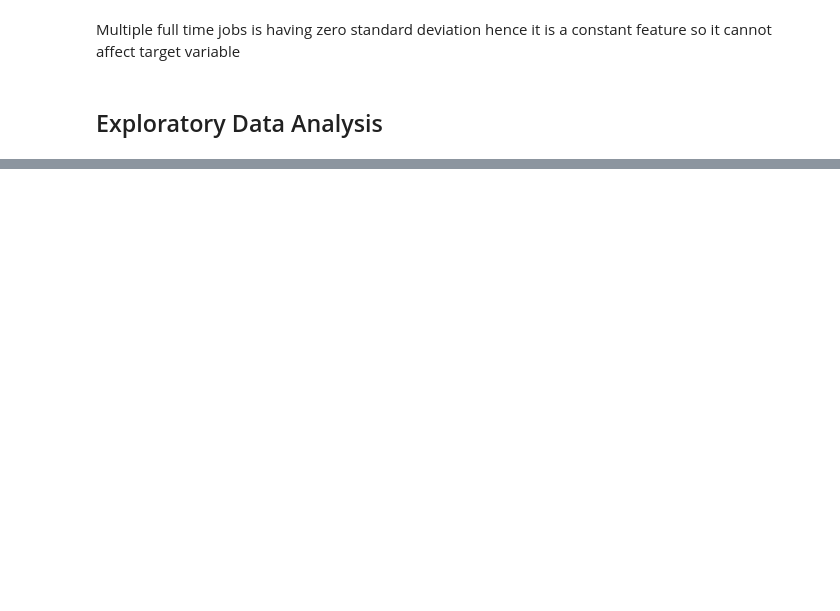
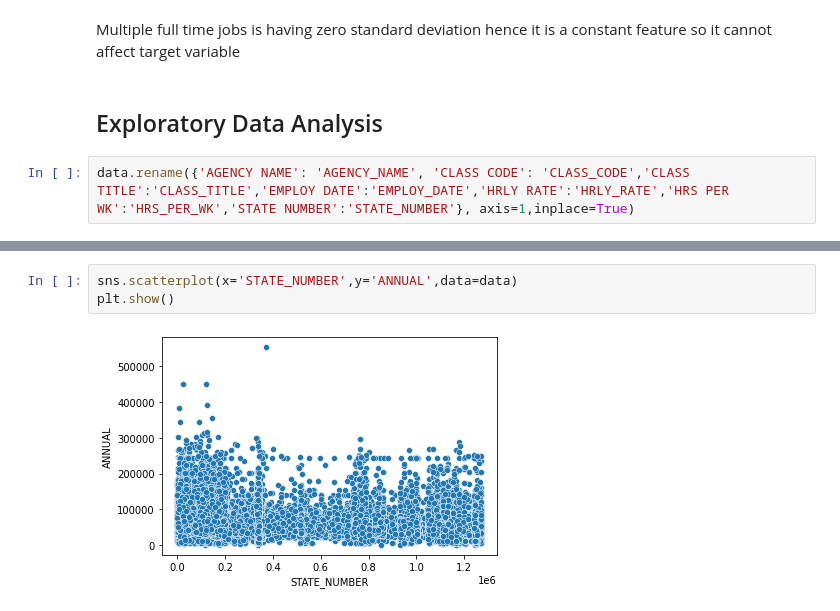
Before and after one commit to manju70/Texas-salary-prediction, a Jupyter notebook: Texas_salary.ipynb, the cells around one changed output, grey strips where cells are left out. Cells and saved outputs as stored; diff of their text form; blank space fills up the shorter version.

Commit message:
data preprocessing

```diff
--- a/Texas_salary.ipynb
+++ b/Texas_salary.ipynb
@@ -200,3 +198,5 @@ data.describe()
 Multiple full time jobs is having zero standard deviation hence it is a constant feature so it cannot affect target variable
 # %% [markdown]
 ## Exploratory Data Analysis
+# %%
+data.rename({'AGENCY NAME': 'AGENCY_NAME', 'CLASS CODE': 'CLASS_CODE','CLASS TITLE':'CLASS_TITLE','EMPLOY DATE':'EMPLOY_DATE','HRLY RATE':'HRLY_RATE','HRS PER WK':'HRS_PER_WK','STATE NUMBER':'STATE_NUMBER'}, axis=1,inplace=True)
@@ -202,0 +297,5 @@ Multiple full time jobs is having zero standard deviation hence it is a constant
+# %%
+sns.scatterplot(x='STATE_NUMBER',y='ANNUAL',data=data)
+plt.show()
+# %% [output]
+[figure, added]
```
Also changed, not shown: parts of 54 cells of this notebook.
